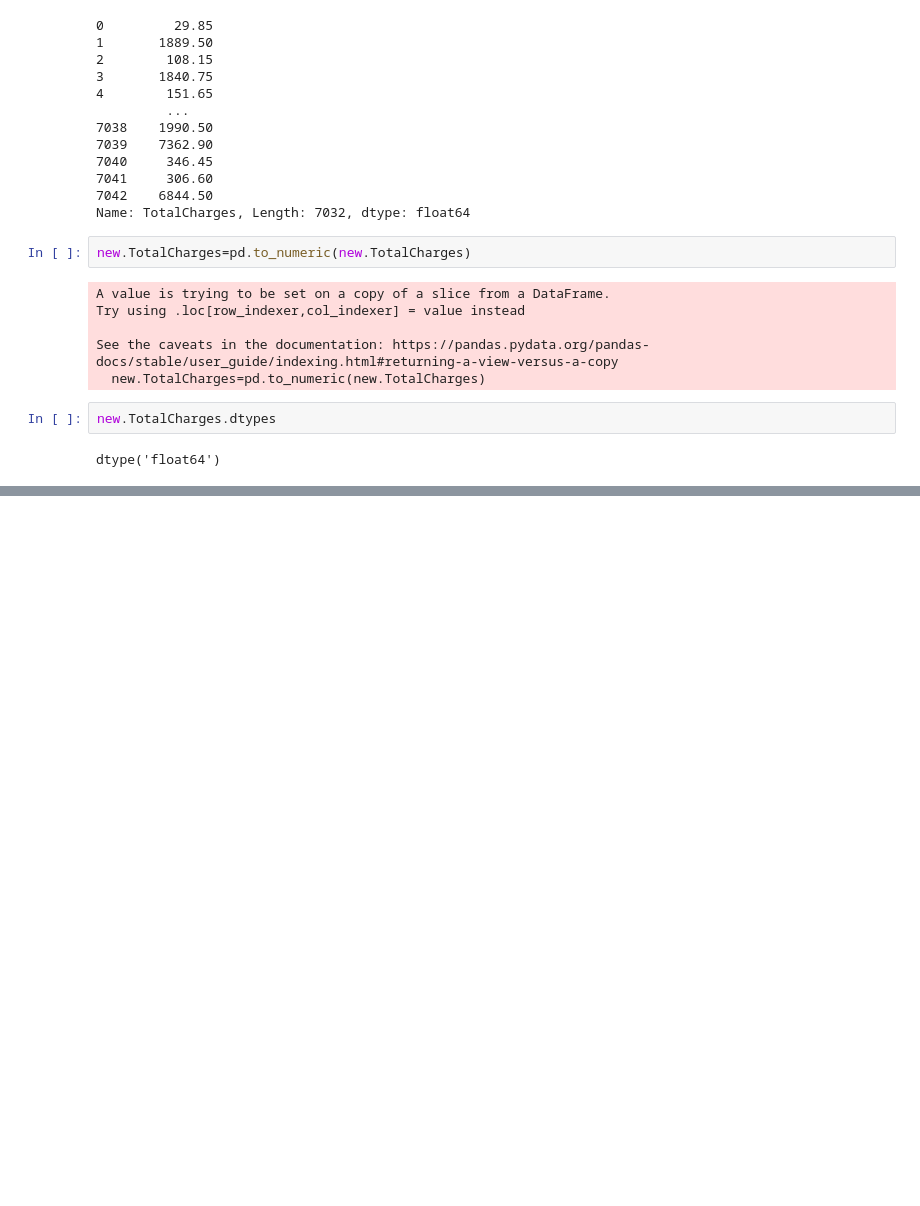
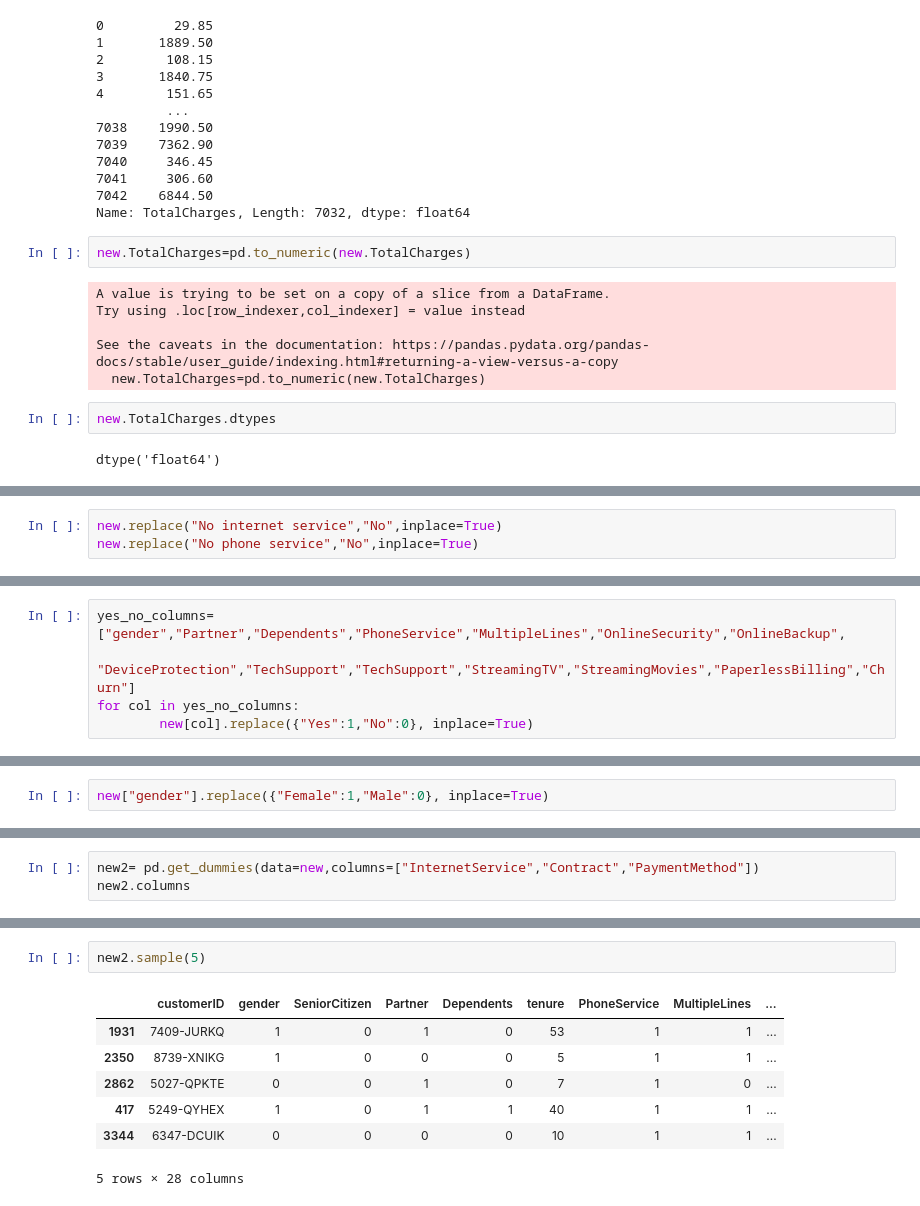
Before and after one commit to ergul13/customer_churn, a Jupyter notebook: CustomerChurn.ipynb, the cells around one changed output, grey strips where cells are left out. Saved outputs shown, nothing was run; the diff lists cells and outputs as text; blank space fills up the shorter version.

```diff
--- a/CustomerChurn.ipynb
+++ b/CustomerChurn.ipynb
@@ -231,0 +306,3 @@ TypeError: 'str' object is not callable
+# %%
+new.replace("No internet service","No",inplace=True)
+new.replace("No phone service","No",inplace=True)
@@ -231,0 +340,5 @@ TypeError: 'str' object is not callable
+# %%
+yes_no_columns=["gender","Partner","Dependents","PhoneService","MultipleLines","OnlineSecurity","OnlineBackup",
+                "DeviceProtection","TechSupport","TechSupport","StreamingTV","StreamingMovies","PaperlessBilling","Churn"]
+for col in yes_no_columns:
+        new[col].replace({"Yes":1,"No":0}, inplace=True)
@@ -231,0 +371,2 @@ TypeError: 'str' object is not callable
+# %%
+new["gender"].replace({"Female":1,"Male":0}, inplace=True)
@@ -231,0 +382,3 @@ TypeError: 'str' object is not callable
+# %%
+new2= pd.get_dummies(data=new,columns=["InternetService","Contract","PaymentMethod"])
+new2.columns
@@ -231,0 +396,10 @@ TypeError: 'str' object is not callable
+# %%
+new2.sample(5)
+# %% [output]
+|  | customerID | gender | SeniorCitizen | Partner | Dependents | tenure | PhoneService | MultipleLines | ... |
+| 1931 | 7409-JURKQ | 1 | 0 | 1 | 0 | 53 | 1 | 1 | ... |
+| 2350 | 8739-XNIKG | 1 | 0 | 0 | 0 | 5 | 1 | 1 | ... |
+| 2862 | 5027-QPKTE | 0 | 0 | 1 | 0 | 7 | 1 | 0 | ... |
+| 417 | 5249-QYHEX | 1 | 0 | 1 | 1 | 40 | 1 | 1 | ... |
+| 3344 | 6347-DCUIK | 0 | 0 | 0 | 0 | 10 | 1 | 1 | ... |
+5 rows × 28 columns
```
Also changed, not shown: parts of 16 cells of this notebook.
